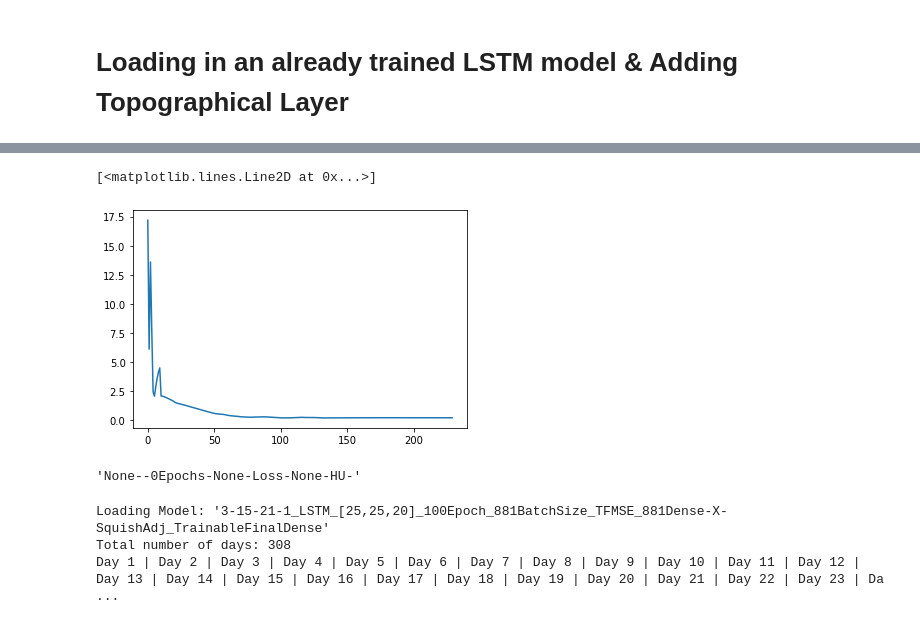
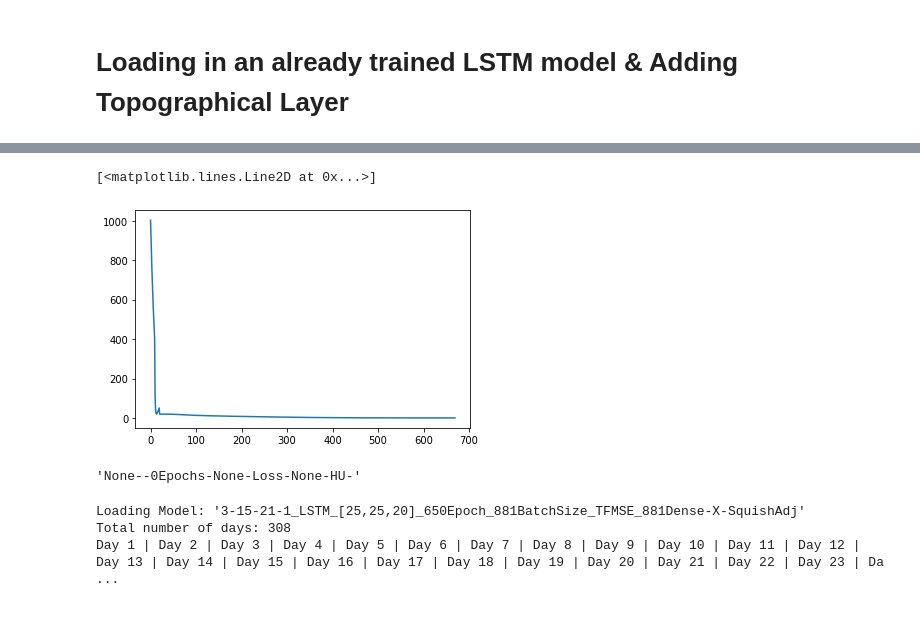
Before and after one commit to maxoflife-student/TAMU-ECEN-404-IFPTSND, a Jupyter notebook: NAM_Corrections_Yuning_Meeting_3-13-21/Baseline_Foundational_Pieces.ipynb, the cells around one changed output, grey strips where cells are left out. Cells and saved outputs as stored; diff of their text form; code cells hidden in the pictures.

```diff
--- a/NAM_Corrections_Yuning_Meeting_3-13-21/Baseline_Foundational_Pieces.ipynb
+++ b/NAM_Corrections_Yuning_Meeting_3-13-21/Baseline_Foundational_Pieces.ipynb
@@ -283,13 +283,6 @@ optimizer = tf.keras.optimizers.Adam(
 # Create a function for the Tensorflow implementation of leaky_relu
 def leaky_relu(x):
     return tf.keras.layers.LeakyReLU(alpha=0.2)(x)
-
-def normalize_adj_matrix(adj):
-    degree = tf.experimental.numpy.sum(adj, axis=0)
-    inv = lambda x: x**-1
-    inv_degree = inv(degree)
-    diag_inv_degree = np.diag(inv_degree)
-    return np.dot(diag_inv_degree, adj)
 
 hidden_units = 64
 activation = leaky_relu
@@ -331,17 +324,16 @@ x = pre_trained_lstm.layers[1](input_seq)
 
 # This is a seperate input layer that will take in the relational matrix
 y = tf.keras.layers.Dense(adj_matrix.shape[0], activation)(input_rel)
-y = normalize_adj_matrix(y)
 
 # # This is one aggregation using the NAM
 x = Ein_Multiply()([y, x])
 # x = Dense(hidden_units, activation=activation)(x)
 
 # This is the original Dense Layer
-x = pre_trained_lstm.layers[2](x)
+# x = pre_trained_lstm.layers[2](x)
 
-# This is a new Dense layer we might want to experiment with
-# x = Dense(1, activation=activation)(x)
+This is a new Dense layer we might want to experiment with
+x = Dense(1, activation=activation)(x)
 
 model = tf.keras.Model(inputs=[input_seq, input_rel], outputs=x)
 
@@ -365,7 +373,7 @@ model_checkpoint_callback = tf.keras.callbacks.ModelCheckpoint(
             save_best_only=True)
 
 def scheduler(epoch, lr):
-    return 0.000005
+    return 0.00007
 
 inputs_train = [x_train]
 train_labels = y_train
@@ -380,7 +388,7 @@ inputs_val.append(adj_matrix)
 # int(inputs_train.shape[0])
 
 history = model.fit(inputs_train, train_labels, batch_size=int(inputs_train[0].shape[0]),
-                              epochs=100, validation_data=(inputs_val, val_labels),
+                              epochs=10, validation_data=(inputs_val, val_labels),
                    callbacks=[model_checkpoint_callback,
                              tf.keras.callbacks.LearningRateScheduler(scheduler,
                                                                       verbose=0)])
@@ -411,5 +422,5 @@ Epoch 100/100
 [<matplotlib.lines.Line2D at 0x...>]
-[figure, old version]
+[figure, new version]
 # %%
 # model.predict([x_train, DMJ.Normalized_Adjacency_Matrix], batch_size=880)
 model_save = model
@@ -430,7 +441,7 @@ DMJ.save_model()
 # new_directory = './ignorable_data/prediction_results/[55, 25, 20]_splits/'
 # GP.generate_validation_prediction_json_SplitBatch_nofeat(model_name, new_directory, x_g, x_val, sliding_window=30)
 # GP.generate_validation_prediction_json_SplitBatch_close_gap(model_name, new_directory, x_g, x_val, sliding_window=30)
-model_name = '3-15-21-1_LSTM_[25,25,20]_100Epoch_881BatchSize_TFMSE_881Dense-X-SquishAdj_TrainableFinalDense'
+model_name = '3-15-21-1_LSTM_[25,25,20]_650Epoch_881BatchSize_TFMSE_881Dense-X-SquishAdj'
 model_dir = './ignorable_data/models/[55, 25, 20]_split'
 # model_dir = 'G:\Shared drives\Max Huffman - ECEN 403 404 URS Research 2020 2021\Datasets\models'
 past = x_train
@@ -450,7 +461,7 @@ GP.generate_predictions(model_name, model_dir, past, future, new_dir, window, mo
 #     GP.generate_predictions(model_name, model_dir, past, future, new_dir, w)
 # GP.generate_validation_prediction_json_SplitBatch(model_name, new_dir, x_g, x_val, sliding_window=sliding_window)
 # %% [output]
-Loading Model: '3-15-21-1_LSTM_[25,25,20]_100Epoch_881BatchSize_TFMSE_881Dense-X-SquishAdj_TrainableFinalDense'
+Loading Model: '3-15-21-1_LSTM_[25,25,20]_650Epoch_881BatchSize_TFMSE_881Dense-X-SquishAdj'
 Total number of days: 308
 Day 1 | Day 2 | Day 3 | Day 4 | Day 5 | Day 6 | Day 7 | Day 8 | Day 9 | Day 10 | Day 11 | Day 12 | Day 13 | Day 14 | Day 15 | Day 16 | Day 17 | Day 18 | Day 19 | Day 20 | Day 21 | Day 22 | Day 23 | Da ...
 # %%
```
Also changed, not shown: parts of 12 cells of this notebook.
